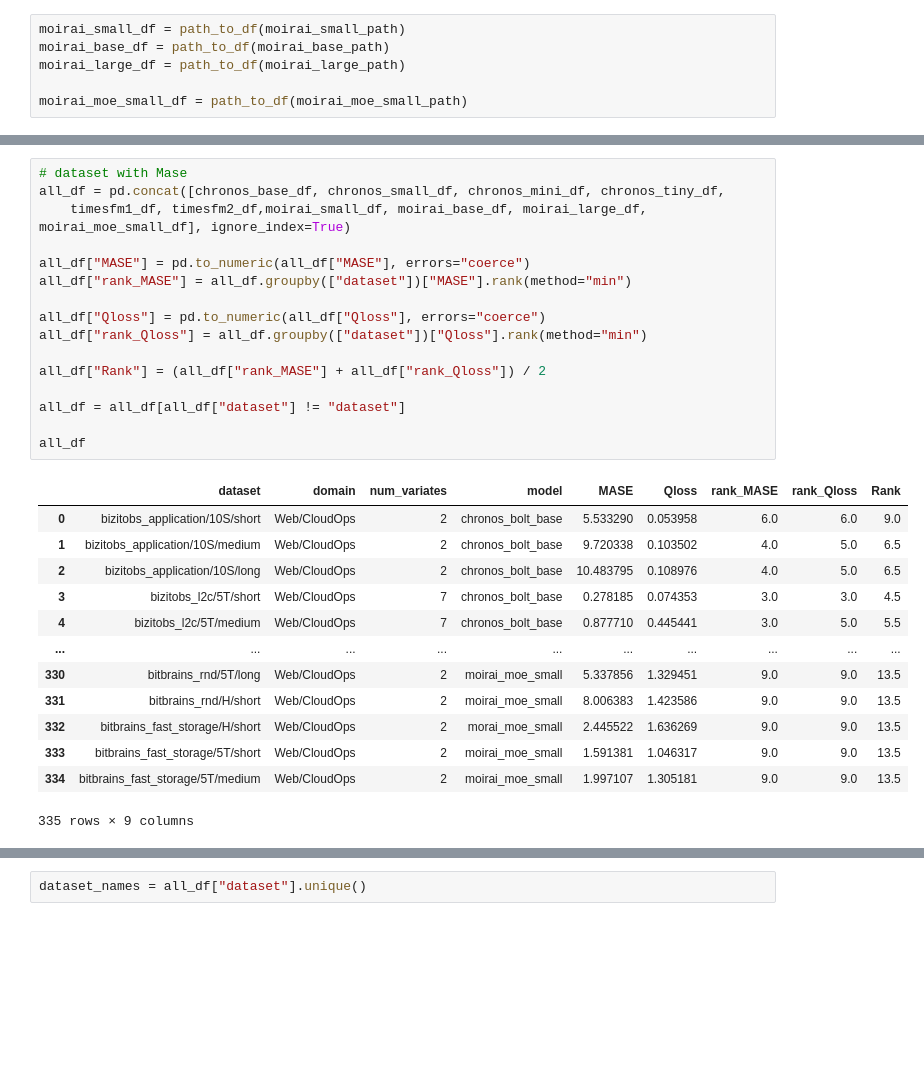
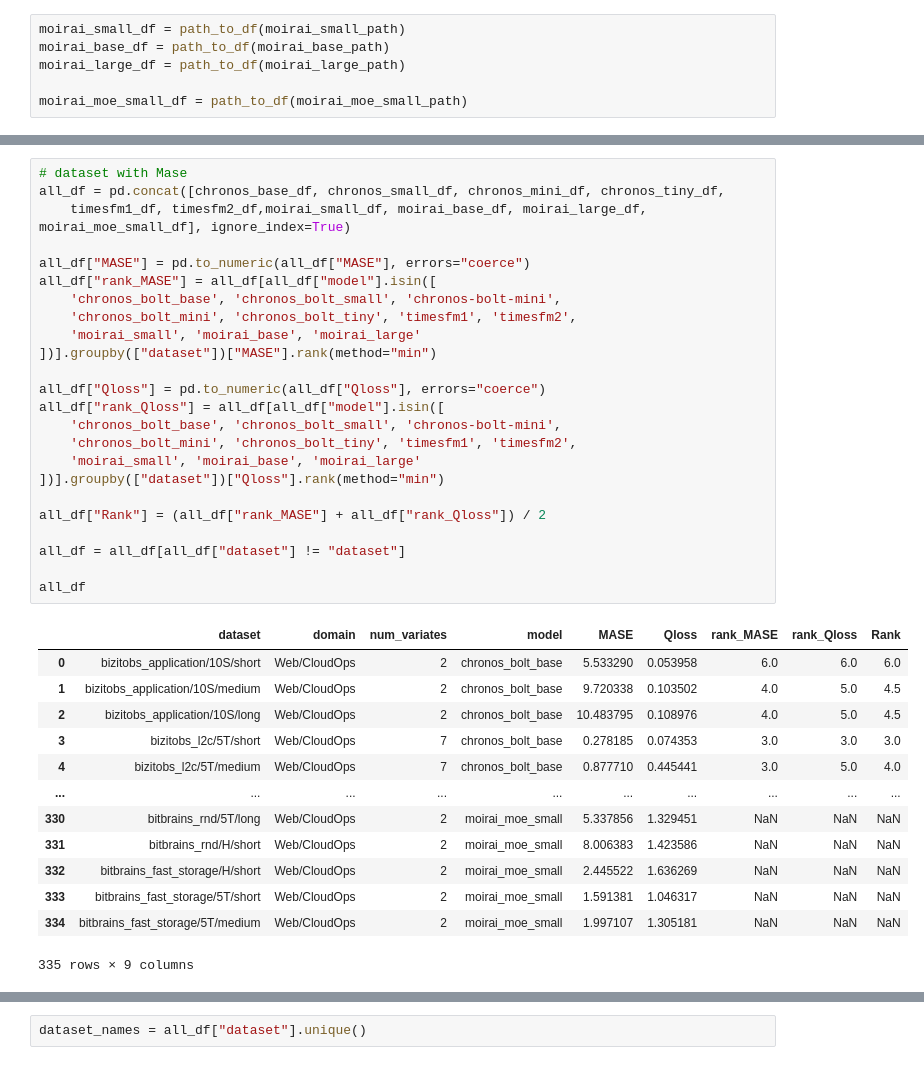
Before and after one commit to GiuliaGhisolfi/TSFM-ZeroShotEval, a Jupyter notebook: src/04_results.ipynb, the cells around one changed output, grey strips where cells are left out. Cells and saved outputs as stored; diff of their text form; blank space fills up the shorter version.

Commit message:
results + fix moirai r

```diff
--- a/src/04_results.ipynb
+++ b/src/04_results.ipynb
@@ -49,32 +76,40 @@ moirai_moe_small_df = path_to_df(moirai_moe_small_path)
 # %%
 # dataset with Mase
 all_df = pd.concat([chronos_base_df, chronos_small_df, chronos_mini_df, chronos_tiny_df,
     timesfm1_df, timesfm2_df,moirai_small_df, moirai_base_df, moirai_large_df, moirai_moe_small_df], ignore_index=True)
 
 all_df["MASE"] = pd.to_numeric(all_df["MASE"], errors="coerce")
-all_df["rank_MASE"] = all_df.groupby(["dataset"])["MASE"].rank(method="min")
+all_df["rank_MASE"] = all_df[all_df["model"].isin([
+    'chronos_bolt_base', 'chronos_bolt_small', 'chronos-bolt-mini',
+    'chronos_bolt_mini', 'chronos_bolt_tiny', 'timesfm1', 'timesfm2',
+    'moirai_small', 'moirai_base', 'moirai_large'
+])].groupby(["dataset"])["MASE"].rank(method="min")
 
 all_df["Qloss"] = pd.to_numeric(all_df["Qloss"], errors="coerce")
-all_df["rank_Qloss"] = all_df.groupby(["dataset"])["Qloss"].rank(method="min")
+all_df["rank_Qloss"] = all_df[all_df["model"].isin([
+    'chronos_bolt_base', 'chronos_bolt_small', 'chronos-bolt-mini',
+    'chronos_bolt_mini', 'chronos_bolt_tiny', 'timesfm1', 'timesfm2',
+    'moirai_small', 'moirai_base', 'moirai_large'
+])].groupby(["dataset"])["Qloss"].rank(method="min")
 
 all_df["Rank"] = (all_df["rank_MASE"] + all_df["rank_Qloss"]) / 2
 
 all_df = all_df[all_df["dataset"] != "dataset"]
 
 all_df
 # %% [output]
 |  | dataset | domain | num_variates | model | MASE | Qloss | rank_MASE | rank_Qloss | Rank |
-| 0 | bizitobs_application/10S/short | Web/CloudOps | 2 | chronos_bolt_base | 5.533290 | 0.053958 | 6.0 | 6.0 | 9.0 |
-| 1 | bizitobs_application/10S/medium | Web/CloudOps | 2 | chronos_bolt_base | 9.720338 | 0.103502 | 4.0 | 5.0 | 6.5 |
-| 2 | bizitobs_application/10S/long | Web/CloudOps | 2 | chronos_bolt_base | 10.483795 | 0.108976 | 4.0 | 5.0 | 6.5 |
-| 3 | bizitobs_l2c/5T/short | Web/CloudOps | 7 | chronos_bolt_base | 0.278185 | 0.074353 | 3.0 | 3.0 | 4.5 |
-| 4 | bizitobs_l2c/5T/medium | Web/CloudOps | 7 | chronos_bolt_base | 0.877710 | 0.445441 | 3.0 | 5.0 | 5.5 |
+| 0 | bizitobs_application/10S/short | Web/CloudOps | 2 | chronos_bolt_base | 5.533290 | 0.053958 | 6.0 | 6.0 | 6.0 |
+| 1 | bizitobs_application/10S/medium | Web/CloudOps | 2 | chronos_bolt_base | 9.720338 | 0.103502 | 4.0 | 5.0 | 4.5 |
+| 2 | bizitobs_application/10S/long | Web/CloudOps | 2 | chronos_bolt_base | 10.483795 | 0.108976 | 4.0 | 5.0 | 4.5 |
+| 3 | bizitobs_l2c/5T/short | Web/CloudOps | 7 | chronos_bolt_base | 0.278185 | 0.074353 | 3.0 | 3.0 | 3.0 |
+| 4 | bizitobs_l2c/5T/medium | Web/CloudOps | 7 | chronos_bolt_base | 0.877710 | 0.445441 | 3.0 | 5.0 | 4.0 |
 | ... | ... | ... | ... | ... | ... | ... | ... | ... | ... |
-| 330 | bitbrains_rnd/5T/long | Web/CloudOps | 2 | moirai_moe_small | 5.337856 | 1.329451 | 9.0 | 9.0 | 13.5 |
-| 331 | bitbrains_rnd/H/short | Web/CloudOps | 2 | moirai_moe_small | 8.006383 | 1.423586 | 9.0 | 9.0 | 13.5 |
-| 332 | bitbrains_fast_storage/H/short | Web/CloudOps | 2 | morai_moe_small | 2.445522 | 1.636269 | 9.0 | 9.0 | 13.5 |
-| 333 | bitbrains_fast_storage/5T/short | Web/CloudOps | 2 | moirai_moe_small | 1.591381 | 1.046317 | 9.0 | 9.0 | 13.5 |
-| 334 | bitbrains_fast_storage/5T/medium | Web/CloudOps | 2 | moirai_moe_small | 1.997107 | 1.305181 | 9.0 | 9.0 | 13.5 |
+| 330 | bitbrains_rnd/5T/long | Web/CloudOps | 2 | moirai_moe_small | 5.337856 | 1.329451 | NaN | NaN | NaN |
+| 331 | bitbrains_rnd/H/short | Web/CloudOps | 2 | moirai_moe_small | 8.006383 | 1.423586 | NaN | NaN | NaN |
+| 332 | bitbrains_fast_storage/H/short | Web/CloudOps | 2 | moirai_moe_small | 2.445522 | 1.636269 | NaN | NaN | NaN |
+| 333 | bitbrains_fast_storage/5T/short | Web/CloudOps | 2 | moirai_moe_small | 1.591381 | 1.046317 | NaN | NaN | NaN |
+| 334 | bitbrains_fast_storage/5T/medium | Web/CloudOps | 2 | moirai_moe_small | 1.997107 | 1.305181 | NaN | NaN | NaN |
 335 rows × 9 columns
 # %%
 all_df[all_df["dataset"] == "bizitobs_application/10S/short"]
```
Also changed, not shown: parts of 14 cells of this notebook, 6 other files.
